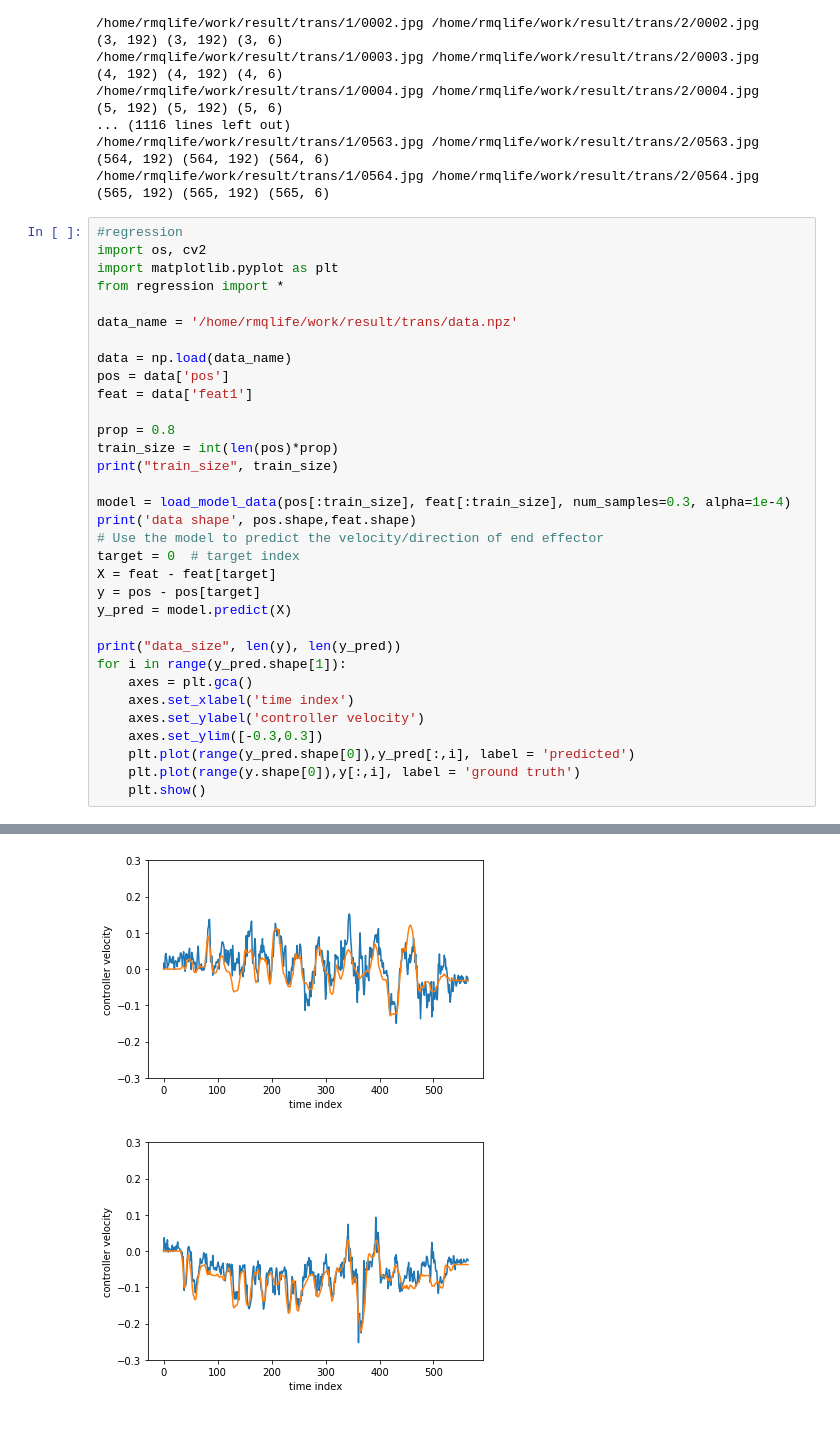
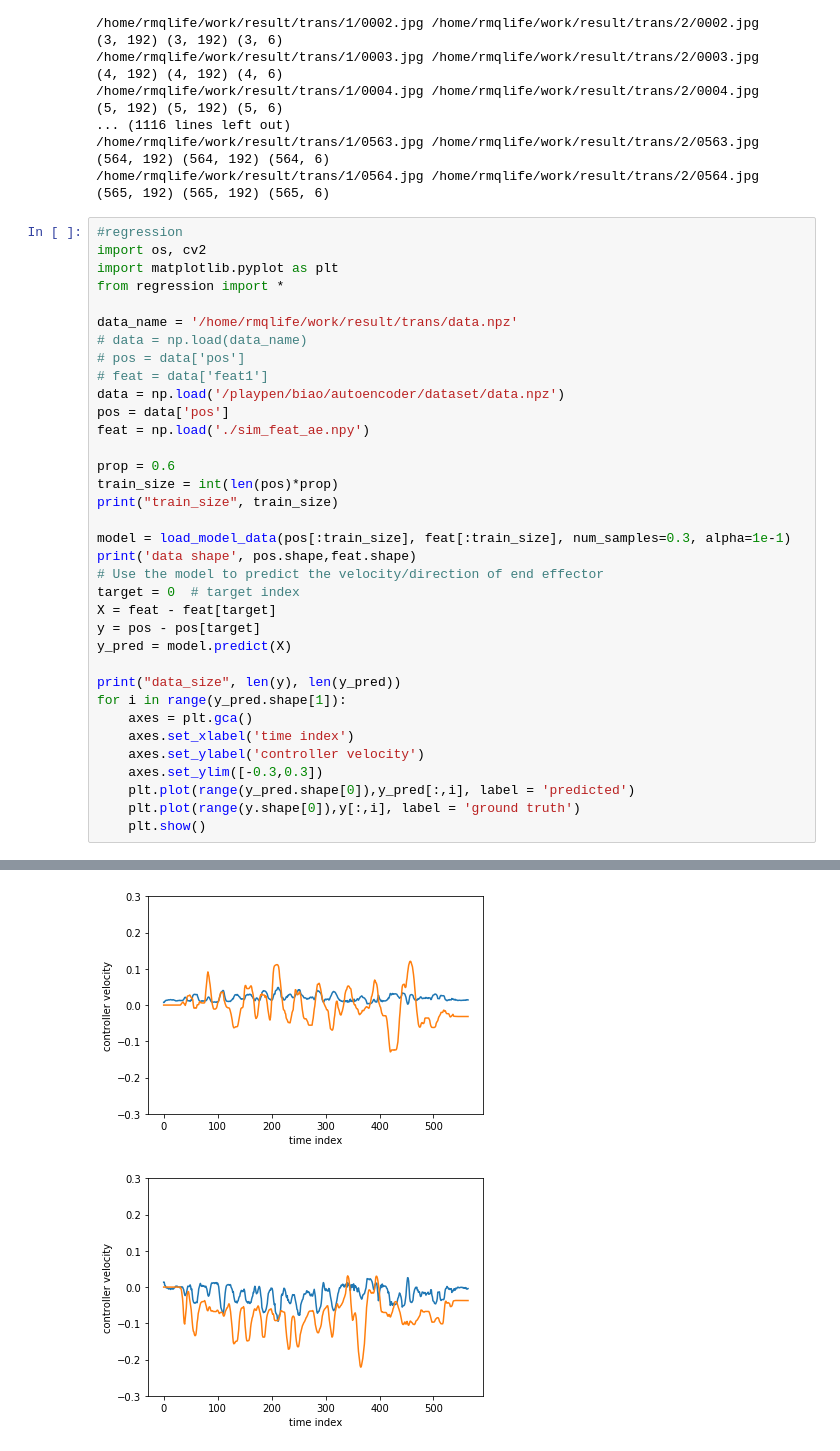
Before and after one commit to rmqlife/deformable, a Jupyter notebook: depth_feature.ipynb, the cells around one changed output, grey strips where cells are left out. Cells and saved outputs as stored; diff of their text form.

```diff
--- a/depth_feature.ipynb
+++ b/depth_feature.ipynb
@@ -105,16 +105,18 @@ import matplotlib.pyplot as plt
 from regression import *
 
 data_name = '/home/rmqlife/work/result/trans/data.npz'
+# data = np.load(data_name)
+# pos = data['pos']
+# feat = data['feat1']
+data = np.load('/playpen/biao/autoencoder/dataset/data.npz')
+pos = data['pos']
+feat = np.load('./sim_feat_ae.npy')
 
-data = np.load(data_name)
-pos = data['pos']
-feat = data['feat1']
-
-prop = 0.8
+prop = 0.6
 train_size = int(len(pos)*prop)
 print("train_size", train_size)
 
-model = load_model_data(pos[:train_size], feat[:train_size], num_samples=0.3, alpha=1e-4)
+model = load_model_data(pos[:train_size], feat[:train_size], num_samples=0.3, alpha=1e-1)
 print('data shape', pos.shape,feat.shape)
 # Use the model to predict the velocity/direction of end effector
 target = 0  # target index
@@ -139,3 +141,3 @@ data shape (565, 6) (565, 192)
 data_size 565 565
-[figure, old version]
+[figure, new version]
-[figure, old version]
+[figure, new version]
```
Also changed, not shown: parts of 1 cell of this notebook, 1 other file.
